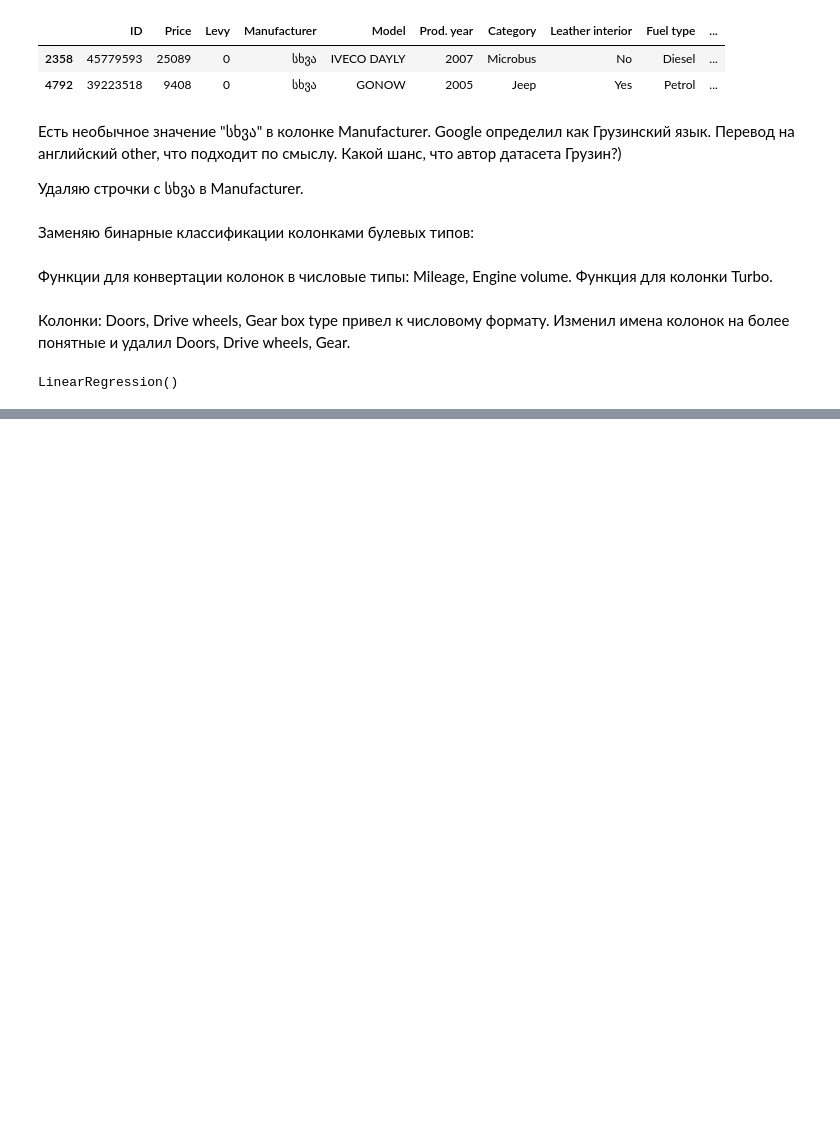
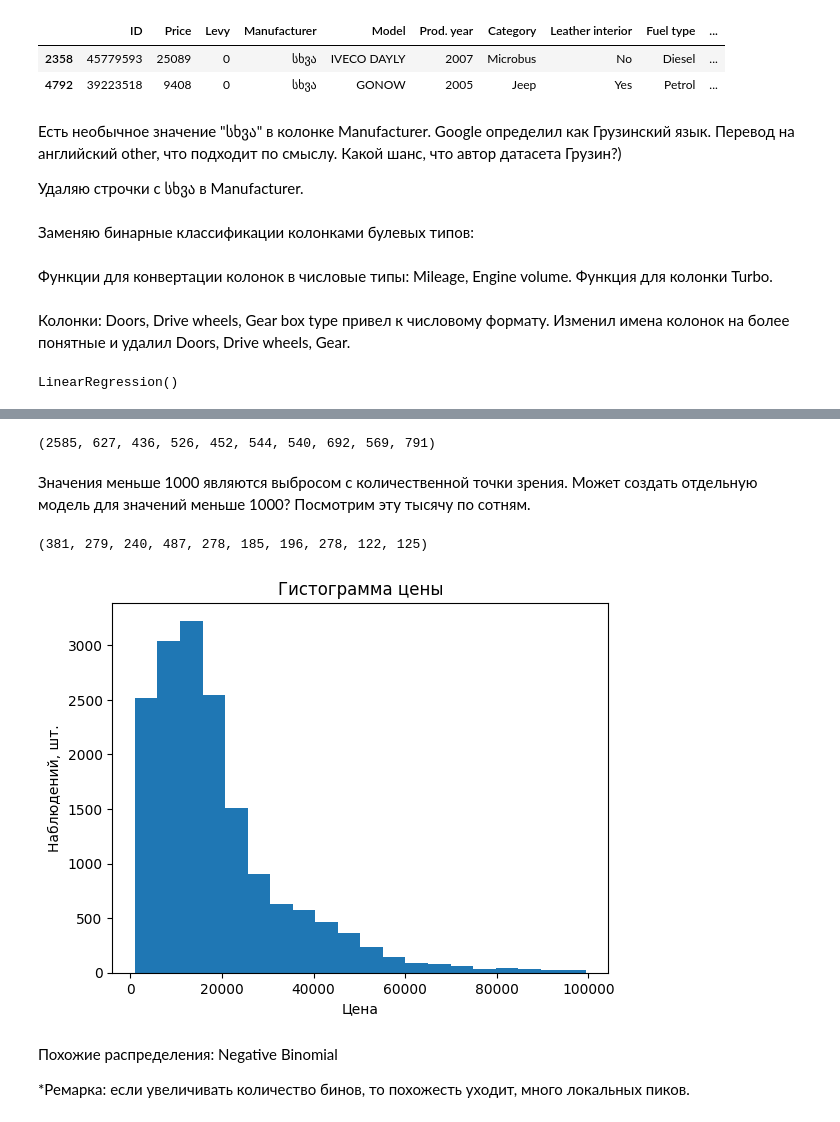
Before and after one commit to Paul-the-human/car_price_prediction, a Jupyter notebook: car_price_prediction.ipynb, the cells around one changed output, grey strips where cells are left out. Drawn from its saved outputs; the diff is of its cells as text; code cells hidden in the pictures; blank space fills up the shorter version.

```diff
--- a/car_price_prediction.ipynb
+++ b/car_price_prediction.ipynb
@@ -176,0 +258,48 @@ mean_squared_error(y_test, prediction)
+# %%
+(
+    len(df[df.Price <= 1000]),
+    len(df[(df.Price > 1000) & (df.Price <= 2000)]),
+    len(df[(df.Price > 2000) & (df.Price <= 3000)]),
+    len(df[(df.Price > 3000) & (df.Price <= 4000)]),
+    len(df[(df.Price > 4000) & (df.Price <= 5000)]),
+    len(df[(df.Price > 5000) & (df.Price <= 6000)]),
+    len(df[(df.Price > 6000) & (df.Price <= 7000)]),
+    len(df[(df.Price > 7000) & (df.Price <= 8000)]),
+    len(df[(df.Price > 8000) & (df.Price <= 9000)]),
+    len(df[(df.Price > 10000) & (df.Price <= 11000)]),
+)
+# %% [output]
+(2585, 627, 436, 526, 452, 544, 540, 692, 569, 791)
+# %% [markdown]
+Значения меньше 1000 являются выбросом с количественной точки зрения.
+Может создать отдельную модель для значений меньше 1000?
+Посмотрим эту тысячу по сотням.
+# %%
+(
+    len(df[df.Price <= 100]),
+    len(df[(df.Price > 100) & (df.Price <= 200)]),
+    len(df[(df.Price > 200) & (df.Price <= 300)]),
+    len(df[(df.Price > 300) & (df.Price <= 400)]),
+    len(df[(df.Price > 400) & (df.Price <= 500)]),
+    len(df[(df.Price > 500) & (df.Price <= 600)]),
+    len(df[(df.Price > 600) & (df.Price <= 700)]),
+    len(df[(df.Price > 700) & (df.Price <= 800)]),
+    len(df[(df.Price > 800) & (df.Price <= 900)]),
+    len(df[(df.Price > 1000) & (df.Price <= 1100)]),
+)
+# %% [output]
+(381, 279, 240, 487, 278, 185, 196, 278, 122, 125)
+# %%
+#Аналогично отбросим все ниже 1000
+df = df[(df.Price >= 1000)]
+# %%
+plt.title("Гистограмма цены")
+plt.xlabel("Цена")
+plt.ylabel("Наблюдений, шт.")
+plt.hist(df["Price"], bins=20);
+# %% [output]
+[figure, added]
+# %% [markdown]
+Похожие распределения: Negative Binomial
+
+*Ремарка: если увеличивать количество бинов, то похожесть уходит, много локальных пиков.
```
Also changed, not shown: parts of 27 cells of this notebook.
